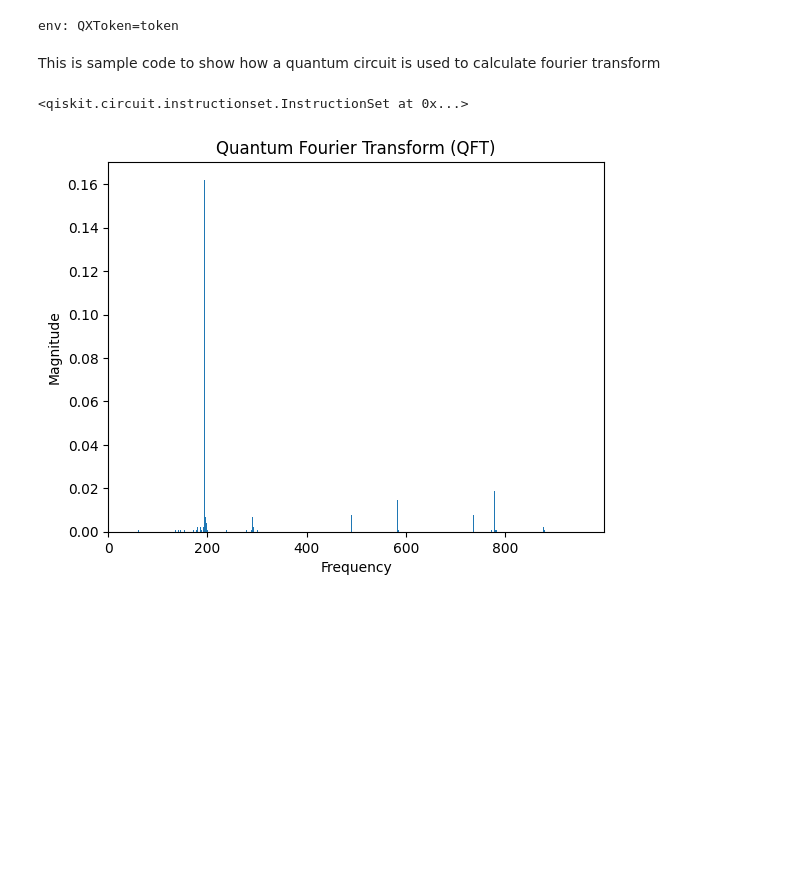
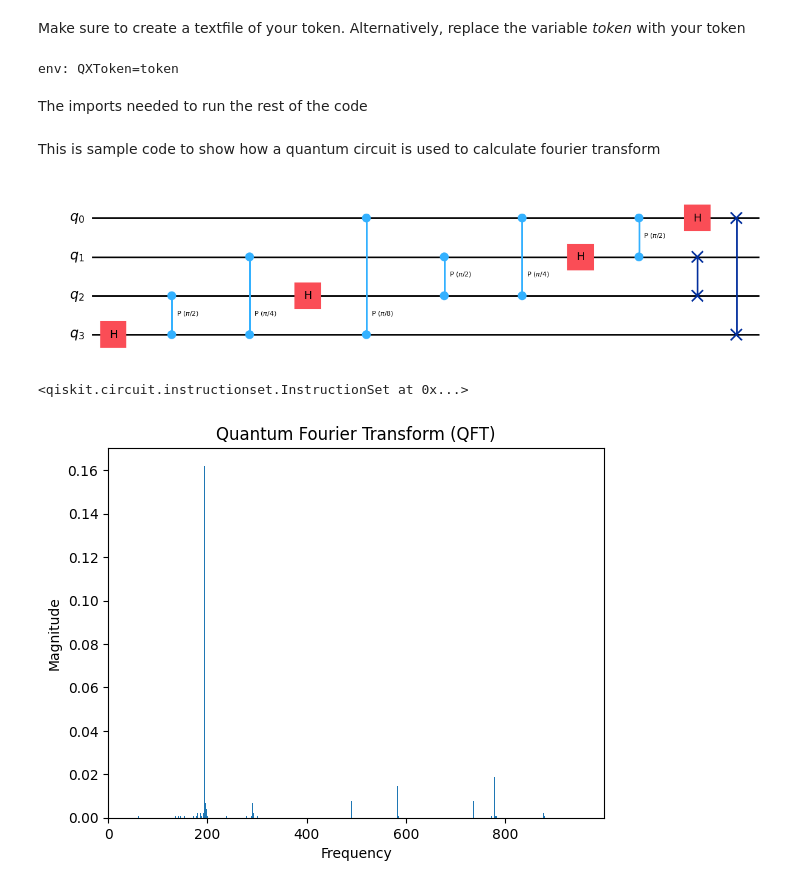
Before and after one commit to booisnotdope/Quantum, a Jupyter notebook: Fourier Transform/g major.ipynb, the cells around one changed output. Drawn from its saved outputs; the diff is of its cells as text; code cells hidden in the pictures; blank space fills up the shorter version.

```diff
--- a/Fourier Transform/g major.ipynb
+++ b/Fourier Transform/g major.ipynb
@@ -5,9 +98,13 @@
 %pip install graphviz
 %pip install qiskit-serverless -U
 %pip install qiskit-transpiler-service -U
+# %% [markdown]
+Make sure to create a textfile of your token. Alternatively, replace the variable *token* with your token
 # %%
 token = open("token.txt")
 %set_env QXToken=token
 # %% [output]
 env: QXToken=token
+# %% [markdown]
+The imports needed to run the rest of the code
 # %%
@@ -20,23 +116,24 @@ import csv, math
 # %% [markdown]
 This is sample code to show how a quantum circuit is used to calculate fourier transform
 # %%
-n=7
+n=4
 # Create a quantum circuit.
 qc = QuantumCircuit(n)
 # Iterate through each target qubit from (n-1) to 0.
 for target in range(n-1,-1,-1):
 # Apply the Hadamard gate.
     qc.h(target)
 # Iterate through the control qubits from (target-1) to 0.
     for control in range(target-1,-1,-1):
     # Calculate "r," the rotation by 2*pi/2**r.
         r = target - control + 1
 # Apply the controlled phase/rotation.
-        qc.cp(2*np.pi/2**r, control, target)
+        qc.cp(2*math.pi/2**r, control, target)
 # Swap qubits.
 for qubit in range(n//2):
     qc.swap(qubit, n - qubit - 1)
 # Draw the circuit.
 qc.draw("mpl")
-qc.measure_all()
+# %% [output]
+[figure, added]
 # %%
```
Also changed, not shown: parts of 5 cells of this notebook, 1 other file.
